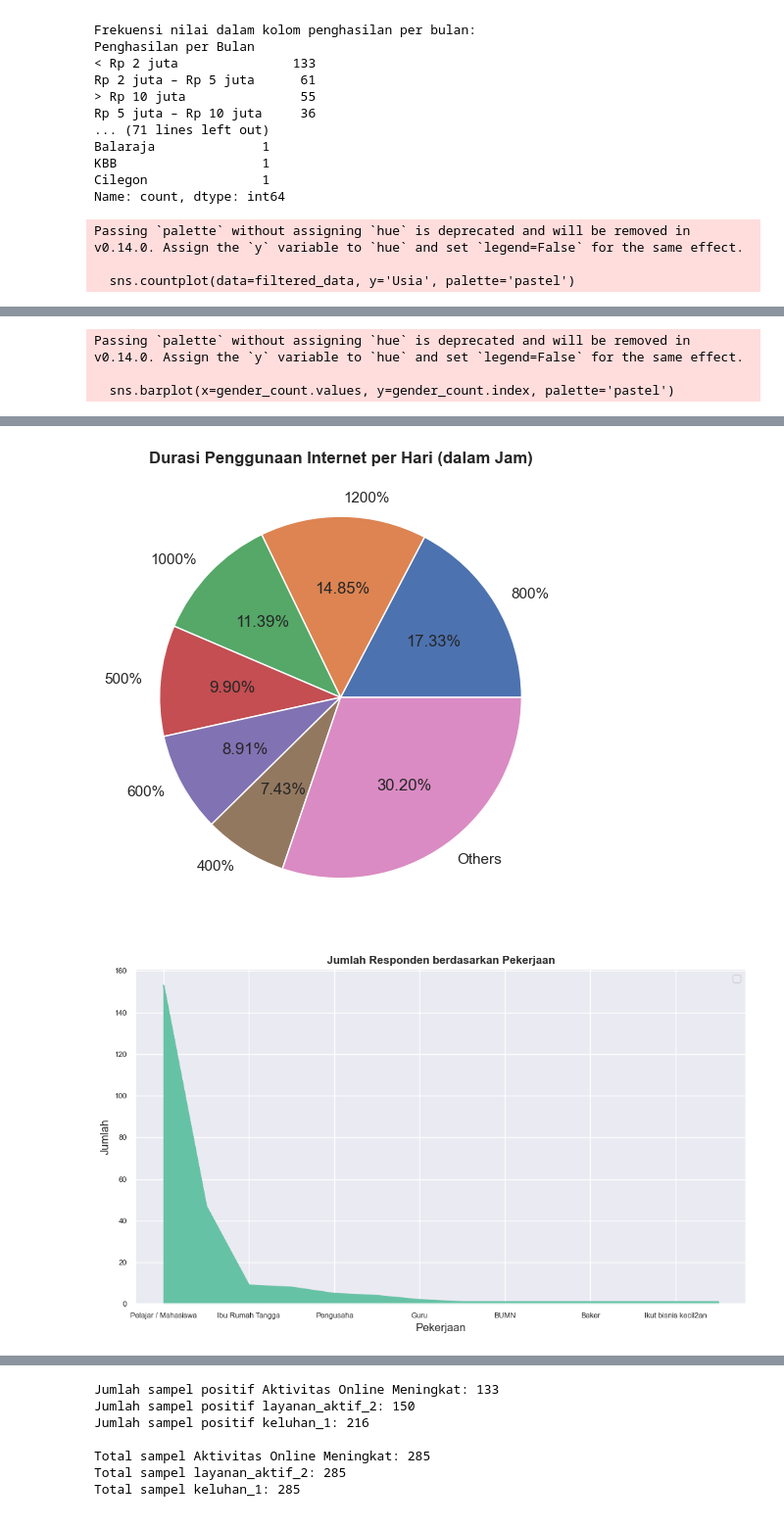
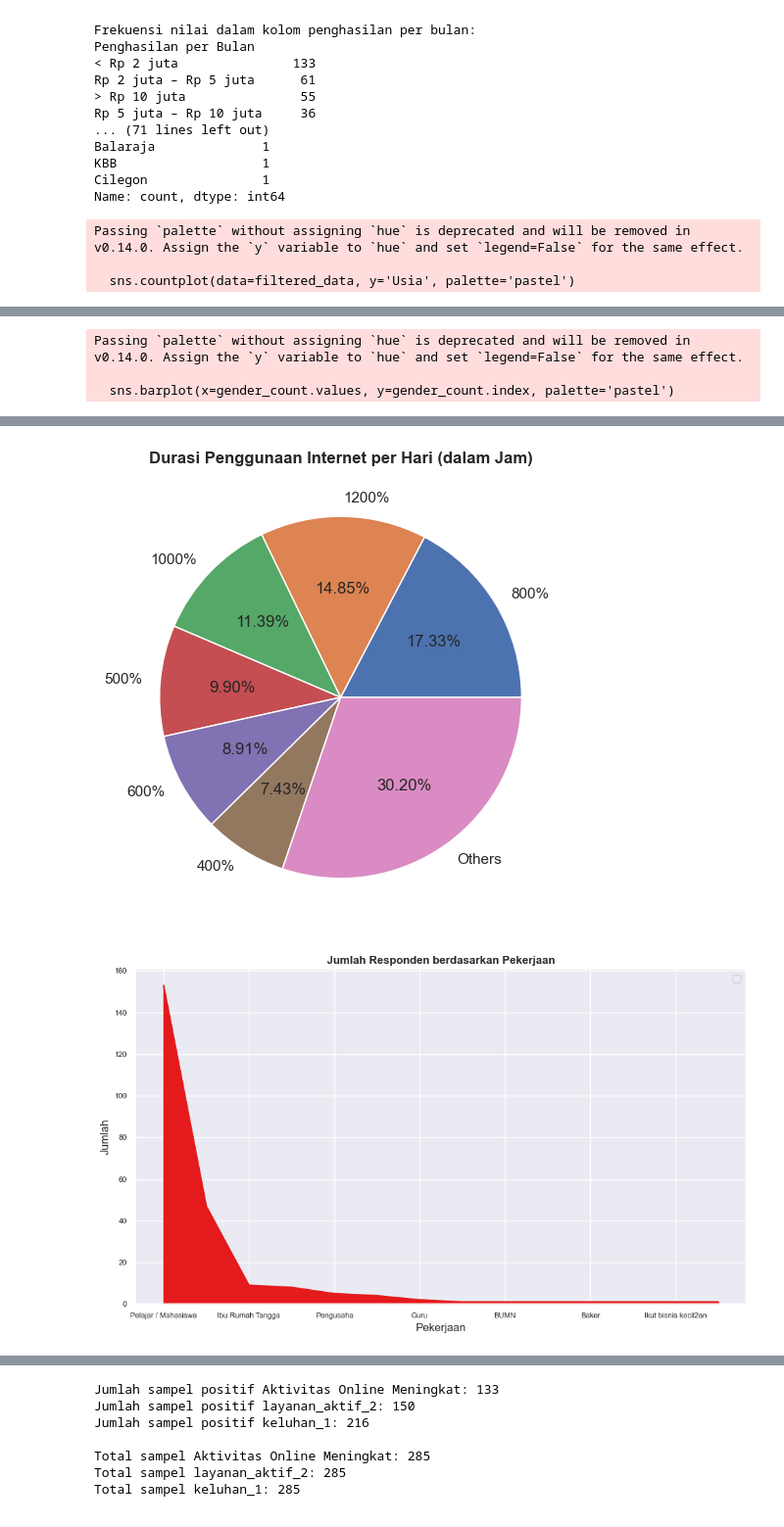
Before and after one commit to StefenSutandi/TugasBesarProbstat, a Jupyter notebook: Tugas Besar Probstat 2 Stefen Sutandi.ipynb, the cells around one changed output, grey strips where cells are left out. Shown at 98% size. Cells and saved outputs as stored; diff of their text form; code cells hidden in the pictures.

```diff
--- a/Tugas Besar Probstat 2 Stefen Sutandi.ipynb
+++ b/Tugas Besar Probstat 2 Stefen Sutandi.ipynb
@@ -127,36 +127,36 @@ plt.title('Durasi Penggunaan Internet per Hari (dalam Jam)', fontweight='bold')
 plt.ylabel('')
 plt.show()
 
 # e. Visualisasi data Jumlah Responden berdasarkan Pekerjaan
 plt.figure(figsize=(10, 6))
 job_counts = filtered_data['Pekerjaan'].value_counts()
-job_counts.plot(kind='area', colormap='Set2', fontsize = 8)
+job_counts.plot(kind='area', colormap='Set1', fontsize = 8)
 plt.xlabel('Pekerjaan')
 plt.ylabel('Jumlah')
 plt.title('Jumlah Responden berdasarkan Pekerjaan', fontweight='bold')
 plt.legend('')
 plt.tight_layout()
 plt.show()
 
 # f. Visualisasi data Jumlah Responden berdasarkan Lokasi Domisili
 top_locations = data['Domisili'].value_counts().head(10)
 plt.figure(figsize=(10, 6))
-top_locations.plot(kind='area', color='pink')
+top_locations.plot(kind='area', color='violet')
 plt.xlabel('Jumlah Responden')
 plt.title('Jumlah Responden berdasarkan Lokasi Domisili', fontweight='bold')
 plt.show()
 # %% [output]
 Passing `palette` without assigning `hue` is deprecated and will be removed in v0.14.0. Assign the `y` variable to `hue` and set `legend=False` for the same effect.
 
   sns.countplot(data=filtered_data, y='Usia', palette='pastel')
 [figure]
 [figure]
 Passing `palette` without assigning `hue` is deprecated and will be removed in v0.14.0. Assign the `y` variable to `hue` and set `legend=False` for the same effect.
 
   sns.barplot(x=gender_count.values, y=gender_count.index, palette='pastel')
 [figure]
 [figure]
-[figure, old version]
+[figure, new version]
 [figure]
 # %%
 # 3. a. Confidence interval 95% for one-sample proportion
```
